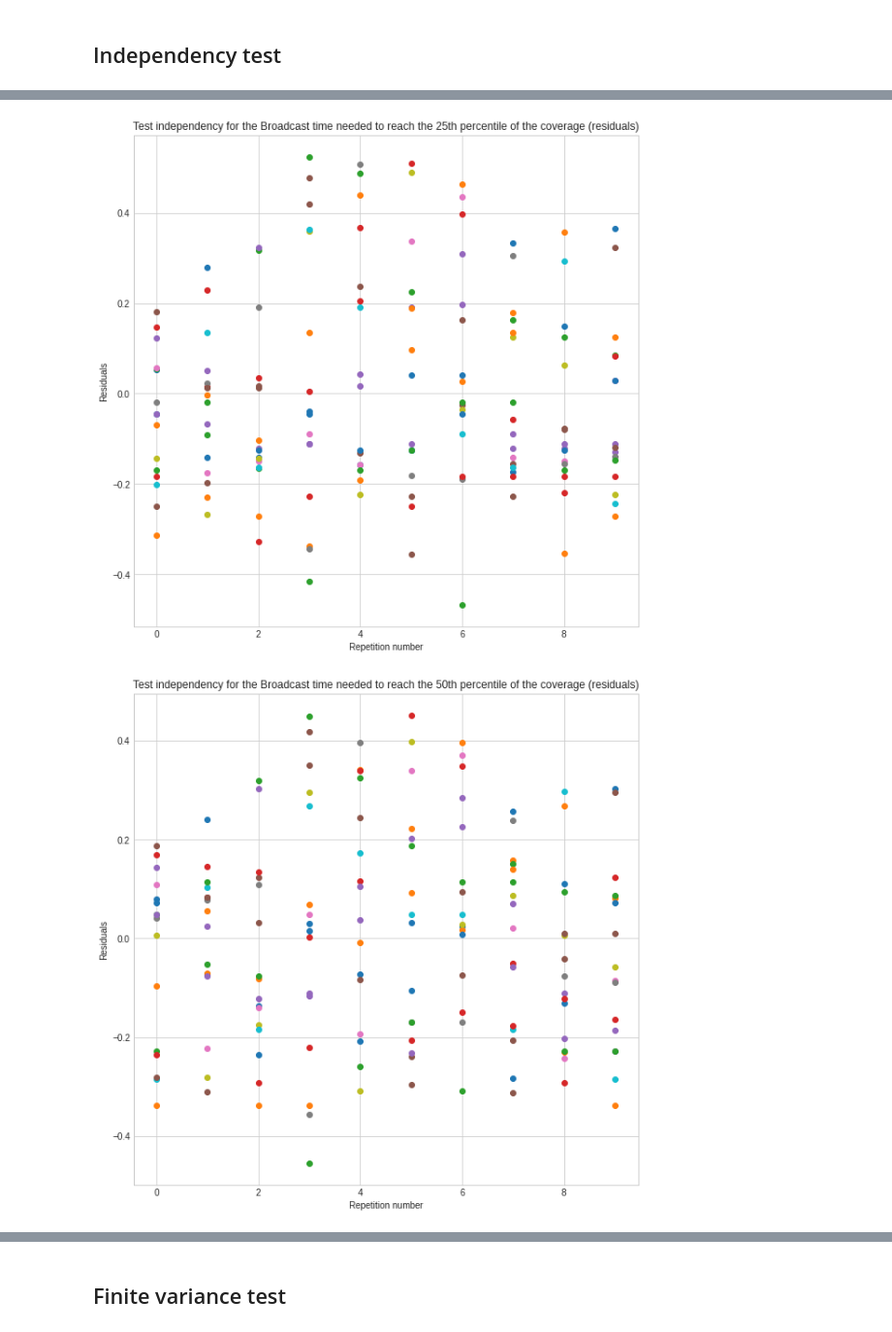
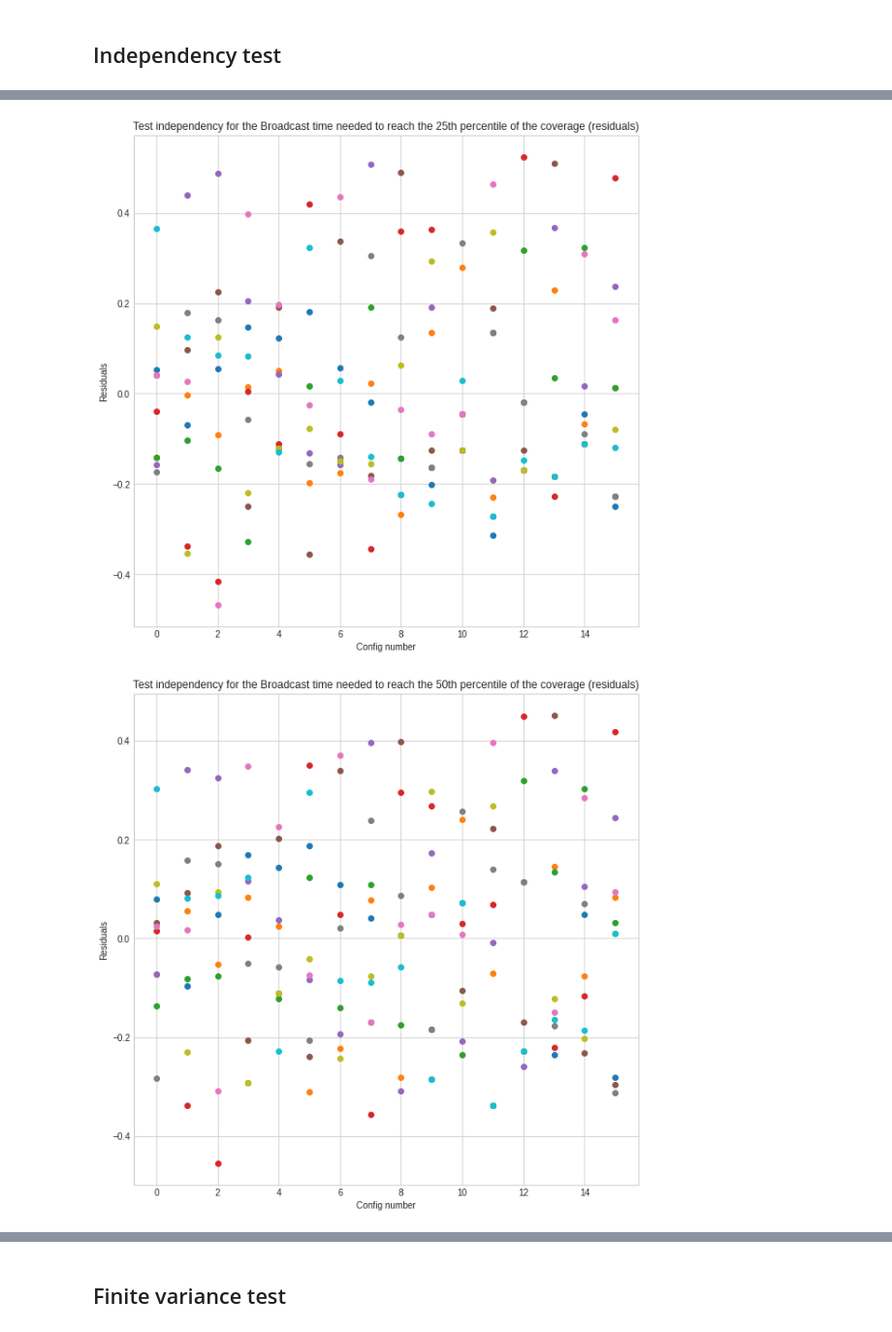
Before and after one commit to SpeedJack/pecsn, a Jupyter notebook: analysis/HighDensity/2kr-assumptions-tests.ipynb, the cells around one changed output, grey strips where cells are left out. Shown at 97% size. Cells and saved outputs as stored; diff of their text form; code cells hidden in the pictures.

```diff
--- a/analysis/HighDensity/2kr-assumptions-tests.ipynb
+++ b/analysis/HighDensity/2kr-assumptions-tests.ipynb
@@ -54,12 +54,17 @@ residualNames = [
     ('msgsPerSlot', 'total number of messages sent (residuals)'),
 ]
 
+# Transformations
+transformations = [
+]
+
 intPercentiles = [int(i*100) for i in percentiles]
 vecPerfIndexes = []
 for intPercentile in intPercentiles:
     vecPerfIndexes.append(('broadcastTime' + str(intPercentile), 'Broadcast time needed to reach the ' + str(intPercentile) + 'th percentile of the coverage'))
 for i, d in vecPerfIndexes:
     residualNames.append((i, d + ' (residuals)'))
+    transformations.append((i, lambda x: math.log(x)))
 # %% [markdown]
 ## Load scalars
 # %%
@@ -147,4 +152,4 @@ for index, row in vectors.iterrows():
         else:
             raise Exception('Need to specify total for ' + vecPerfIndex + '. (coding required)')
         value = get_percentile(percentile, row['vectime'], row['vecvalue'], total)
-        scalars_wide.loc[(scalars_wide['config'] == cfg) & (scalars_wide['repetition'] == rep), vecPerfIndex] = math.log(value)
+        scalars_wide.loc[(scalars_wide['config'] == cfg) & (scalars_wide['repetition'] == rep), vecPerfIndex] = value
@@ -151,3 +158,6 @@ for index, row in vectors.iterrows():
+# %%
+for col, transform in transformations:
+    scalars_wide[col] = scalars_wide[col].map(transform, 'ignore')
 # %% [markdown]
 ## Compute residuals
 # %%
@@ -304,16 +314,16 @@ display(scalars_wide.loc[(scalars_wide.repetition == 0) & (scalars_wide.config.i
 for varname, vardesc in residualNames:
     y = []
     x = []
-    for repetition in range(0, repetitionsCount):
-        if repetition not in repetitionsShown:
+    for config in range(0, configsCount):
+        if config not in configsShown:
             continue
-        x.append([repetition] * len(configsShown))
-        y.append(scalars_wide.loc[(scalars_wide.repetition == repetition) & (scalars_wide.config.isin(configsShown))][varname + 'Residual'].values.tolist())
+        x.append([config] * len(repetitionsShown))
+        y.append(scalars_wide.loc[(scalars_wide.config == config) & (scalars_wide.repetition.isin(repetitionsShown))][varname + 'Residual'].values.tolist())
     plt.figure(figsize=plotSize)
     plt.style.use(plotStyle)
     plt.plot(x, y, 'o' + ('-' if scatterShowLines else ''))
     plt.title("Test independency for the " + vardesc)
-    plt.xlabel("Repetition number")
+    plt.xlabel("Config number")
     plt.ylabel("Residuals")
     if saveFigures:
         fig = plt.gcf()
@@ -344,2 +354,2 @@ for varname, vardesc in residualNames:
-[figure, old version]
+[figure, new version]
-[figure, old version]
+[figure, new version]
```
Also changed, not shown: parts of 2 cells of this notebook, 3 other files.
